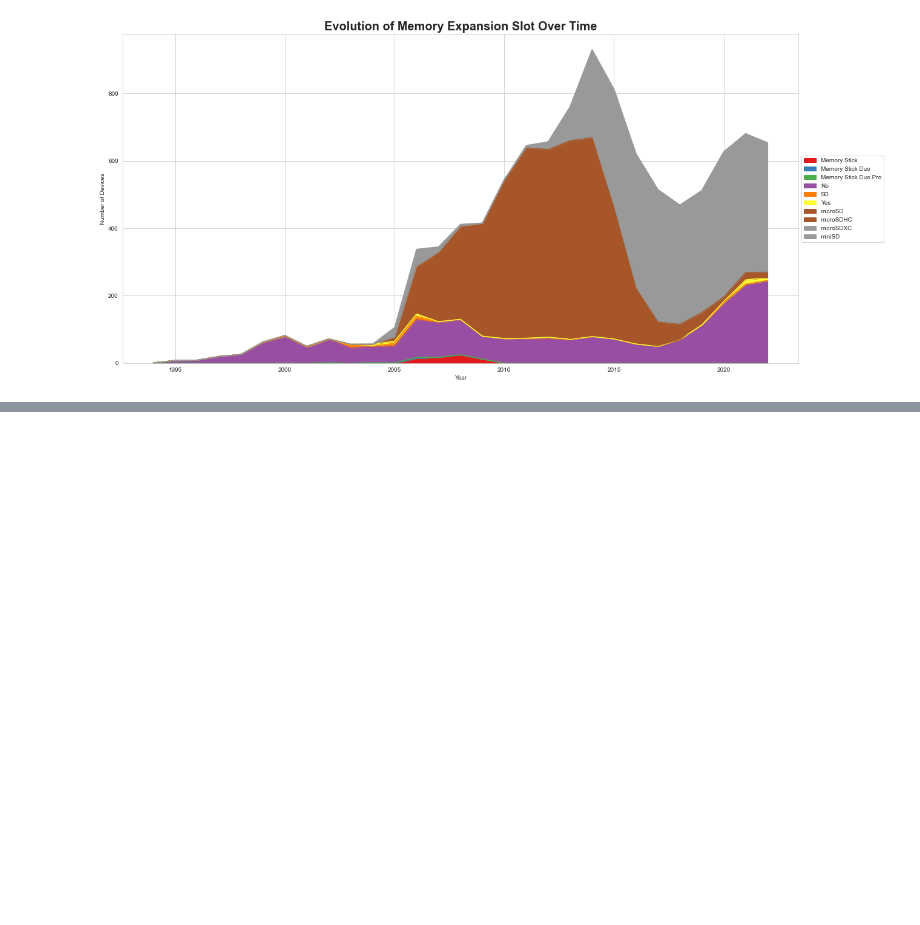
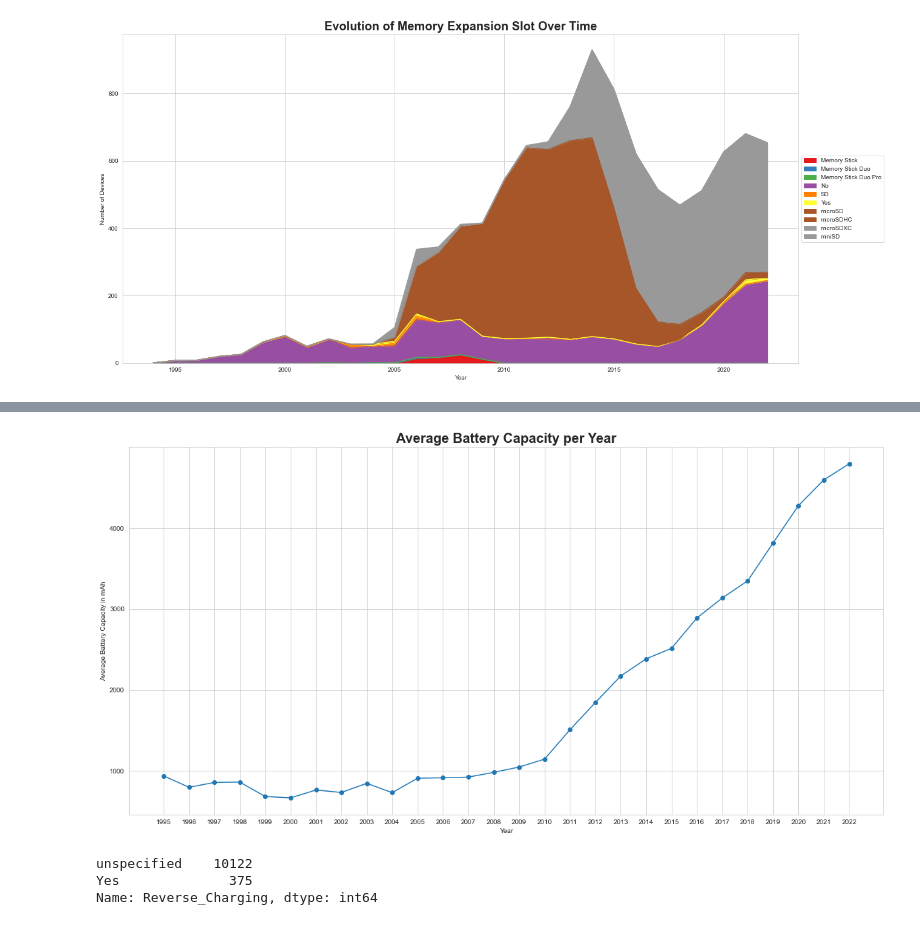
Before and after one commit to AlbertHunduza/Smartphone-Project, a Jupyter notebook: Overview and Analysis.ipynb, the cells around one changed output, grey strips where cells are left out. Saved outputs shown, nothing was run; the diff lists cells and outputs as text; code cells hidden in the pictures; blank space fills up the shorter version.

```diff
--- a/Overview and Analysis.ipynb
+++ b/Overview and Analysis.ipynb
@@ -1240,0 +1342,29 @@ plt.show()
+# %%
+# Filter the DataFrame to exclude 0 values and data for the year 2023
+filtered_df5 = df[(df['Battery_Capacity'] != 'unspecified') & (df['Release_Year'] <= 2022)]
+
+# Calculate the average Fabrication Process per year
+avg_battery_capacity = filtered_df5.groupby('Release_Year')['Battery_Capacity'].mean()
+
+# Create the line plot
+plt.figure(figsize=(20, 10))
+plt.plot(avg_battery_capacity.index, avg_battery_capacity.values, marker='o')
+
+# Set the x-axis ticks and labels
+plt.xticks(avg_battery_capacity.index)
+
+# Set the x-axis label, y-axis label, and title
+plt.xlabel('Year')
+plt.ylabel('Average Battery Capacity in mAh')
+plt.title('Average Battery Capacity per Year', fontsize=20, weight='bold')
+
+# Show the plot
+plt.show()
+# %% [output]
+[figure, added]
+# %%
+df['Reverse_Charging'].value_counts()
+# %% [output]
+unspecified    10122
+Yes              375
+Name: Reverse_Charging, dtype: int64
```
Also changed, not shown: parts of 16 cells of this notebook.
